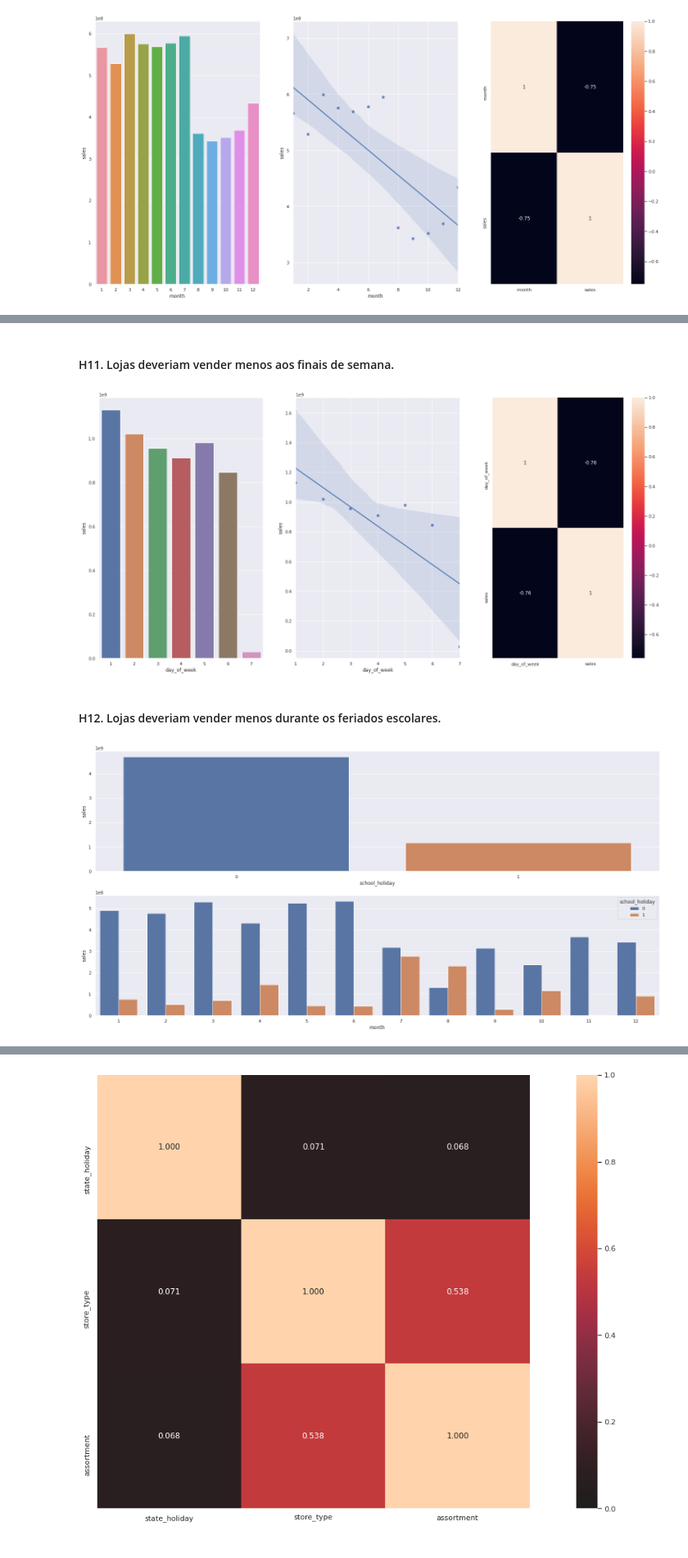
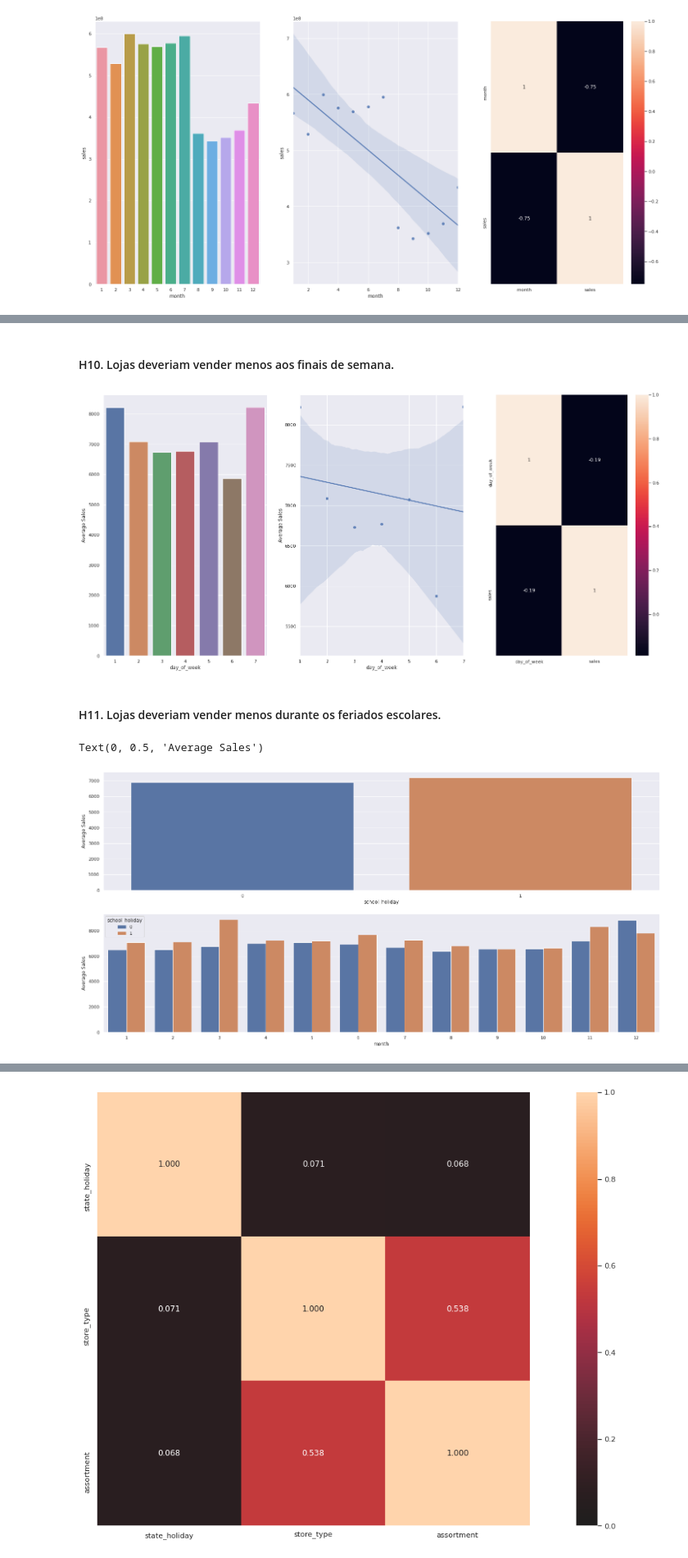
Before and after one commit to henriquelucasdf/Previsao_vendas_rossmann, a Jupyter notebook: previsao_rossmann.ipynb, the cells around one changed output, grey strips where cells are left out. Shown at 82% size. Cells and saved outputs as stored; diff of their text form; code cells hidden in the pictures.

```diff
--- a/previsao_rossmann.ipynb
+++ b/previsao_rossmann.ipynb
@@ -265,8 +157,8 @@ Populating the interactive namespace from numpy and matplotlib
 # %%
-df_sales_raw = pd.read_csv('/content/drive/My Drive/data_science/repos/Predict-Time-Series-Test/Dados/train.csv',low_memory = False)
-df_store_raw = pd.read_csv('/content/drive/My Drive/data_science/repos/Predict-Time-Series-Test/Dados/store.csv',low_memory = False)
+df_sales_raw = pd.read_csv('/content/drive/My Drive/data_science/repos/Previsao_vendas_rossmann/train.csv',low_memory = False)
+df_store_raw = pd.read_csv('/content/drive/My Drive/data_science/repos/Previsao_vendas_rossmann/store.csv',low_memory = False)
 
-#Fazendo o Merge
+#Fazendo o Merge entre as duas tabelas
 df_raw = pd.merge(df_sales_raw, df_store_raw, how ='left', on = 'Store')
 # %%
 #Pegando uma linha aleatória p/ verificar o merge:
@@ -877,30 +735,41 @@ sns.barplot(x='before_after',y='sales',data=aux2);
 # %% [markdown]
-#### H11. Lojas deveriam vender menos aos finais de semana.
+#### H10. Lojas deveriam vender menos aos finais de semana.
 # %%
-#@title **Verdadeiro!** Lojas vendem menos nos fds.
-aux1 = df4[['day_of_week','sales']].groupby('day_of_week').sum().reset_index()
+#@title **Parcialmente Verdadeiro!** A média de vendas é menor aos sábados, mas maior aos Domingos.
+aux1 = df4[['day_of_week','sales']].groupby('day_of_week').mean(
+                                  ).reset_index()
 
 plt.subplot(1,3,1)
 sns.barplot(x='day_of_week',y='sales',data=aux1);
+plt.ylabel("Average Sales")
 
 plt.subplot(1,3,2)
 sns.regplot(x='day_of_week',y='sales',data=aux1);
+plt.ylabel("Average Sales")
 
 plt.subplot(1,3,3)
 sns.heatmap(aux1.corr(method='pearson'), annot=True);
 # %% [output]
-[figure, old version]
+[figure, new version]
 # %% [markdown]
-#### H12. Lojas deveriam vender menos durante os feriados escolares.
+#### H11. Lojas deveriam vender menos durante os feriados escolares.
 # %%
-#@title **Verdadeira!** Lojas vendem menos durante os feriados, exceto no mês de agosto.
-aux = df4[['school_holiday','sales']].groupby('school_holiday').sum().reset_index()
+#@title **Falso!** Em média, as lojas vendem mais nos feriados escolares.
+aux = df4[['school_holiday','sales']].groupby(
+           'school_holiday').mean().reset_index()
+
+
 plt.subplot(2,1,1)
 sns.barplot(x='school_holiday', y='sales',data=aux);
 
-aux1 = df4[['month','school_holiday','sales']].groupby(['month','school_holiday']).sum().reset_index()
+aux1 = df4[['month','school_holiday','sales']].groupby(
+           ['month','school_holiday']).mean().reset_index()
+plt.ylabel("Average Sales")
+
 plt.subplot(2,1,2)
 sns.barplot(x='month', y='sales',hue = 'school_holiday',data=aux1);
+plt.ylabel("Average Sales")
 # %% [output]
+Text(0, 0.5, 'Average Sales')
-[figure, old version]
+[figure, new version]
 # %% [markdown]
```
Also changed, not shown: parts of 185 cells of this notebook.
